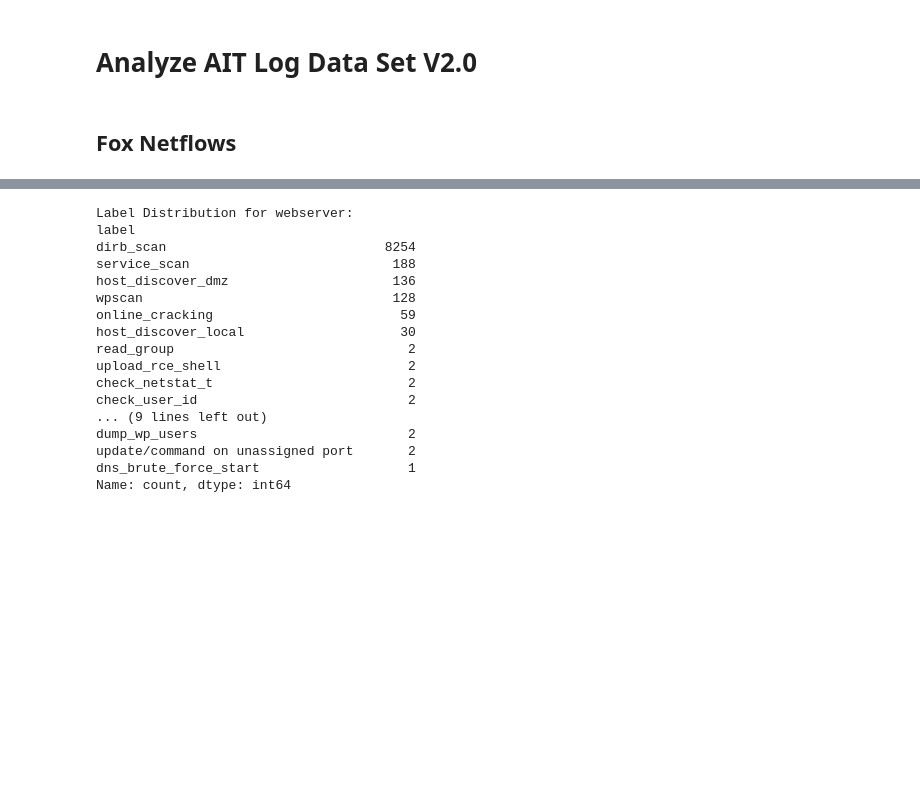
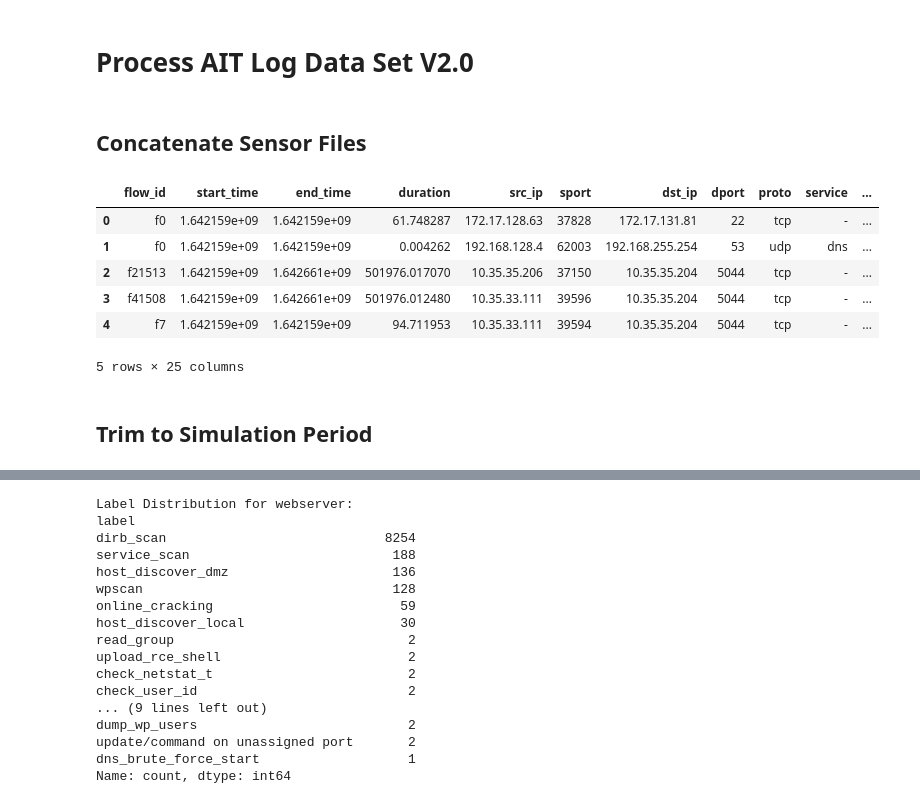
Before and after one commit to sofiaburkow/DeepChronos, a Jupyter notebook: notebooks/ait_analysis.ipynb, the cells around one changed output, grey strips where cells are left out. Saved outputs shown, nothing was run; the diff lists cells and outputs as text; code cells hidden in the pictures; blank space fills up the shorter version.

```diff
--- a/notebooks/ait_analysis.ipynb
+++ b/notebooks/ait_analysis.ipynb
@@ -1,9 +1,9 @@
 # %% [markdown]
-# Analyze AIT Log Data Set V2.0
+# Process AIT Log Data Set V2.0
 # %%
 import pandas as pd
 import hashlib
 import numpy as np
 import matplotlib.pyplot as plt
-# %% [markdown]
-## Fox Netflows
+# %% [markdown]
+## Concatenate Sensor Files
@@ -9,0 +15,23 @@ import matplotlib.pyplot as plt
+# %%
+all_sensor_files = []
+for sensor_host in sensor_hosts:
+    df = pd.read_csv(
+        f"{data_dir}/{sensor_host}_labeled.csv"
+    )
+    df["sensor_host"] = sensor_host
+    all_sensor_files.append(df)
+
+df_all_sensors = pd.concat(all_sensor_files, ignore_index=True)
+df_all_sensors = df_all_sensors.sort_values("start_time").reset_index(drop=True)
+
+df_all_sensors.head()
+# %% [output]
+|  | flow_id | start_time | end_time | duration | src_ip | sport | dst_ip | dport | proto | service | ... |
+| 0 | f0 | 1.642159e+09 | 1.642159e+09 | 61.748287 | 172.17.128.63 | 37828 | 172.17.131.81 | 22 | tcp | - | ... |
+| 1 | f0 | 1.642159e+09 | 1.642159e+09 | 0.004262 | 192.168.128.4 | 62003 | 192.168.255.254 | 53 | udp | dns | ... |
+| 2 | f21513 | 1.642159e+09 | 1.642661e+09 | 501976.017070 | 10.35.35.206 | 37150 | 10.35.35.204 | 5044 | tcp | - | ... |
+| 3 | f41508 | 1.642159e+09 | 1.642661e+09 | 501976.012480 | 10.35.33.111 | 39596 | 10.35.35.204 | 5044 | tcp | - | ... |
+| 4 | f7 | 1.642159e+09 | 1.642159e+09 | 94.711953 | 10.35.33.111 | 39594 | 10.35.35.204 | 5044 | tcp | - | ... |
+5 rows × 25 columns
+# %% [markdown]
+## Trim to Simulation Period
```
Also changed, not shown: parts of 70 cells of this notebook.
